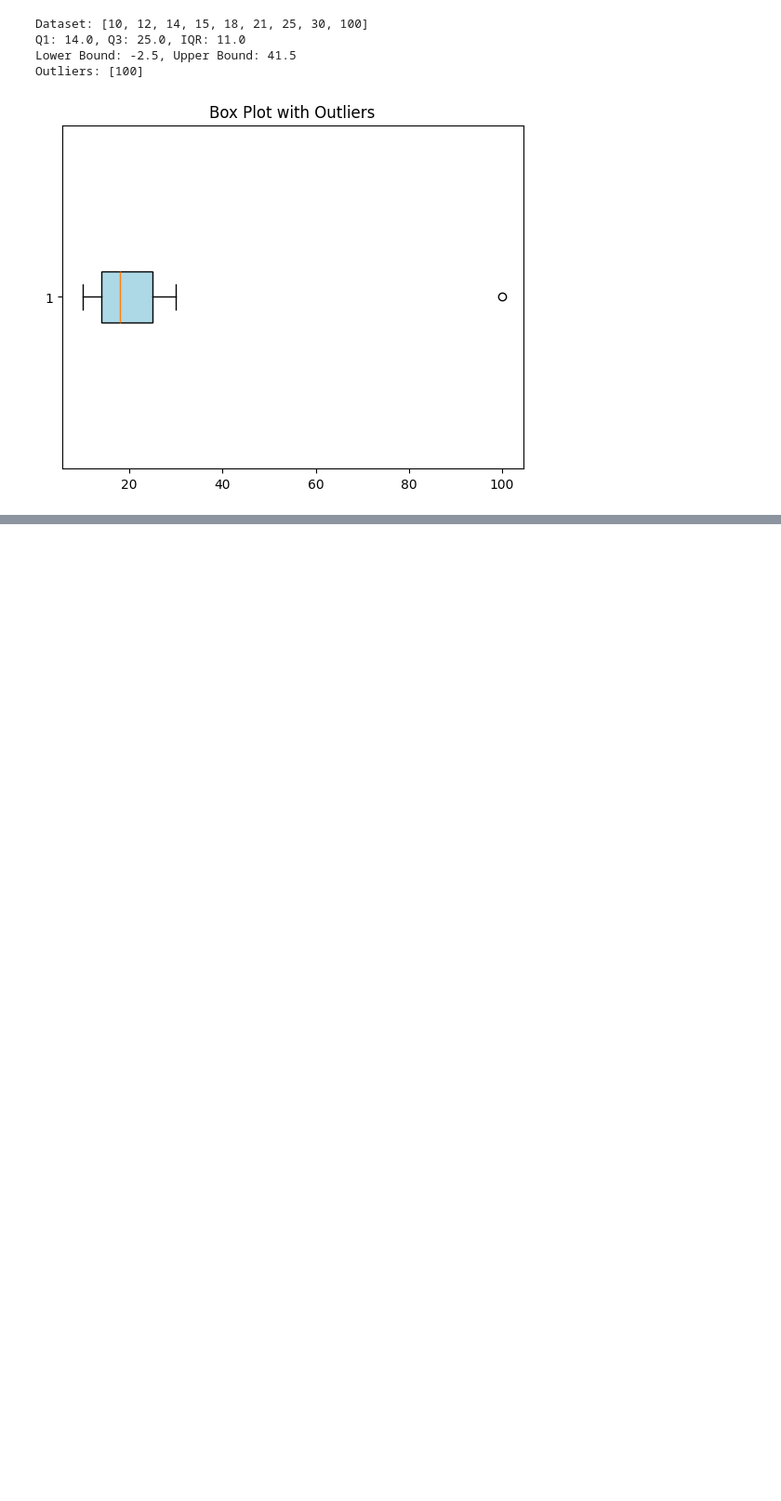
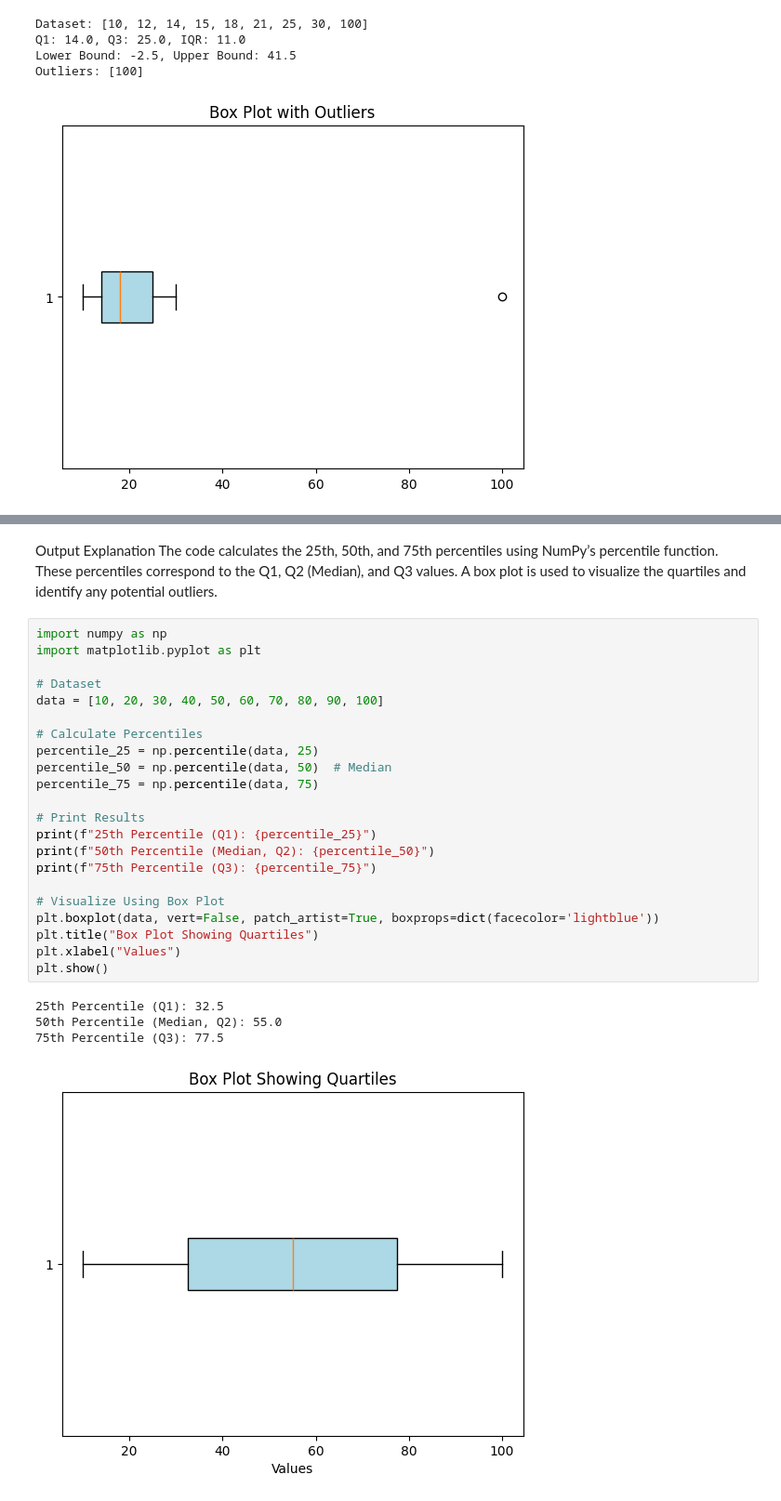
Before and after one commit to vigneshwarjayabal/Probability_and_statistic, a Jupyter notebook: Statistics.ipynb, the cells around one changed output, grey strips where cells are left out. Shown at 93% size. Cells and saved outputs as stored; diff of their text form; blank space fills up the shorter version.

```diff
--- a/Statistics.ipynb
+++ b/Statistics.ipynb
@@ -195,0 +206,32 @@ Outliers: [100]
+# %% [markdown]
+Output Explanation
+The code calculates the 25th, 50th, and 75th percentiles using NumPy’s percentile function.
+These percentiles correspond to the Q1, Q2 (Median), and Q3 values.
+A box plot is used to visualize the quartiles and identify any potential outliers.
+# %%
+import numpy as np
+import matplotlib.pyplot as plt
+
+# Dataset
+data = [10, 20, 30, 40, 50, 60, 70, 80, 90, 100]
+
+# Calculate Percentiles
+percentile_25 = np.percentile(data, 25)
+percentile_50 = np.percentile(data, 50)  # Median
+percentile_75 = np.percentile(data, 75)
+
+# Print Results
+print(f"25th Percentile (Q1): {percentile_25}")
+print(f"50th Percentile (Median, Q2): {percentile_50}")
+print(f"75th Percentile (Q3): {percentile_75}")
+
+# Visualize Using Box Plot
+plt.boxplot(data, vert=False, patch_artist=True, boxprops=dict(facecolor='lightblue'))
+plt.title("Box Plot Showing Quartiles")
+plt.xlabel("Values")
+plt.show()
+# %% [output]
+25th Percentile (Q1): 32.5
+50th Percentile (Median, Q2): 55.0
+75th Percentile (Q3): 77.5
+[figure, added]
```
Also changed, not shown: parts of 32 cells of this notebook.
